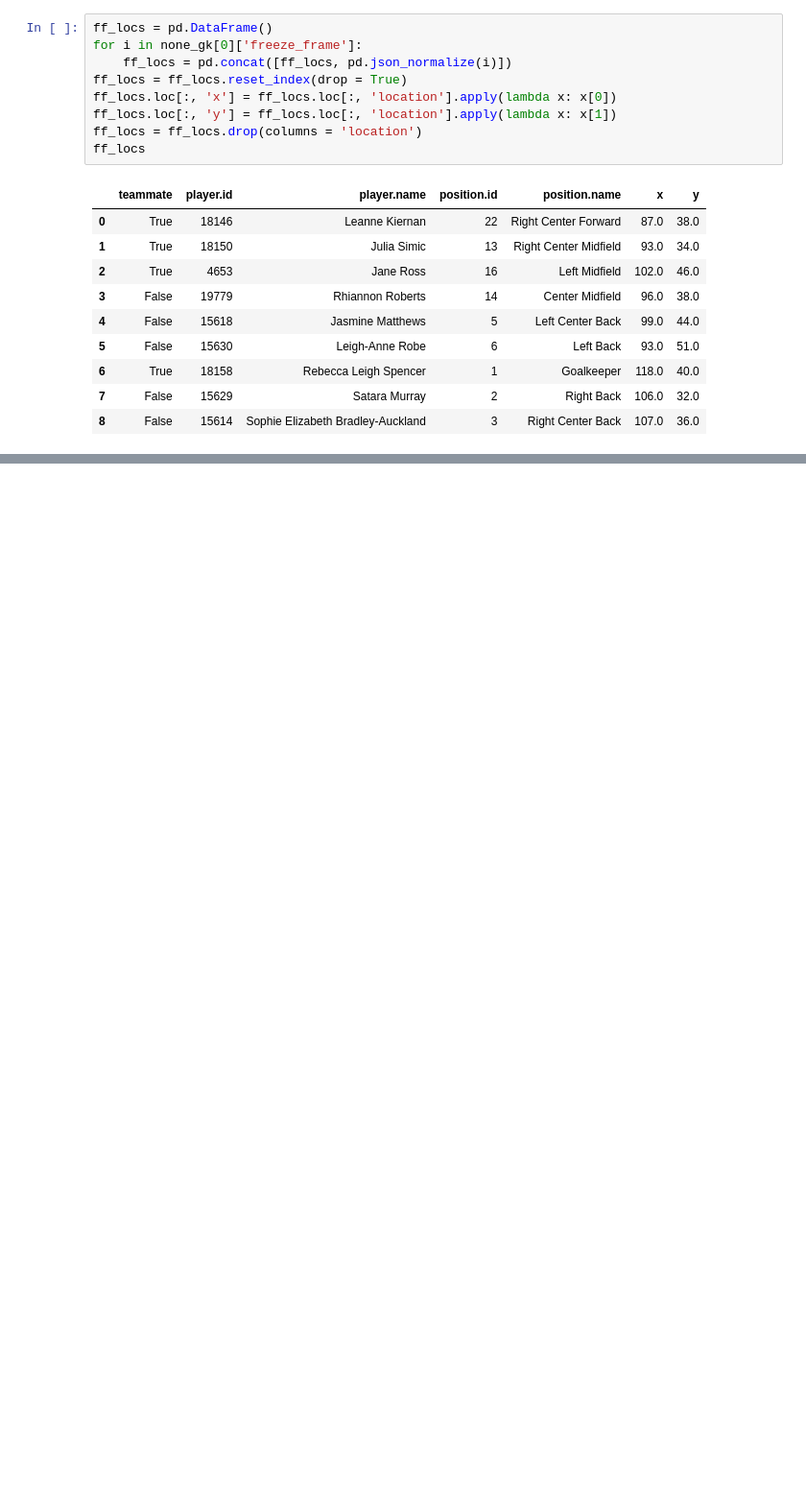
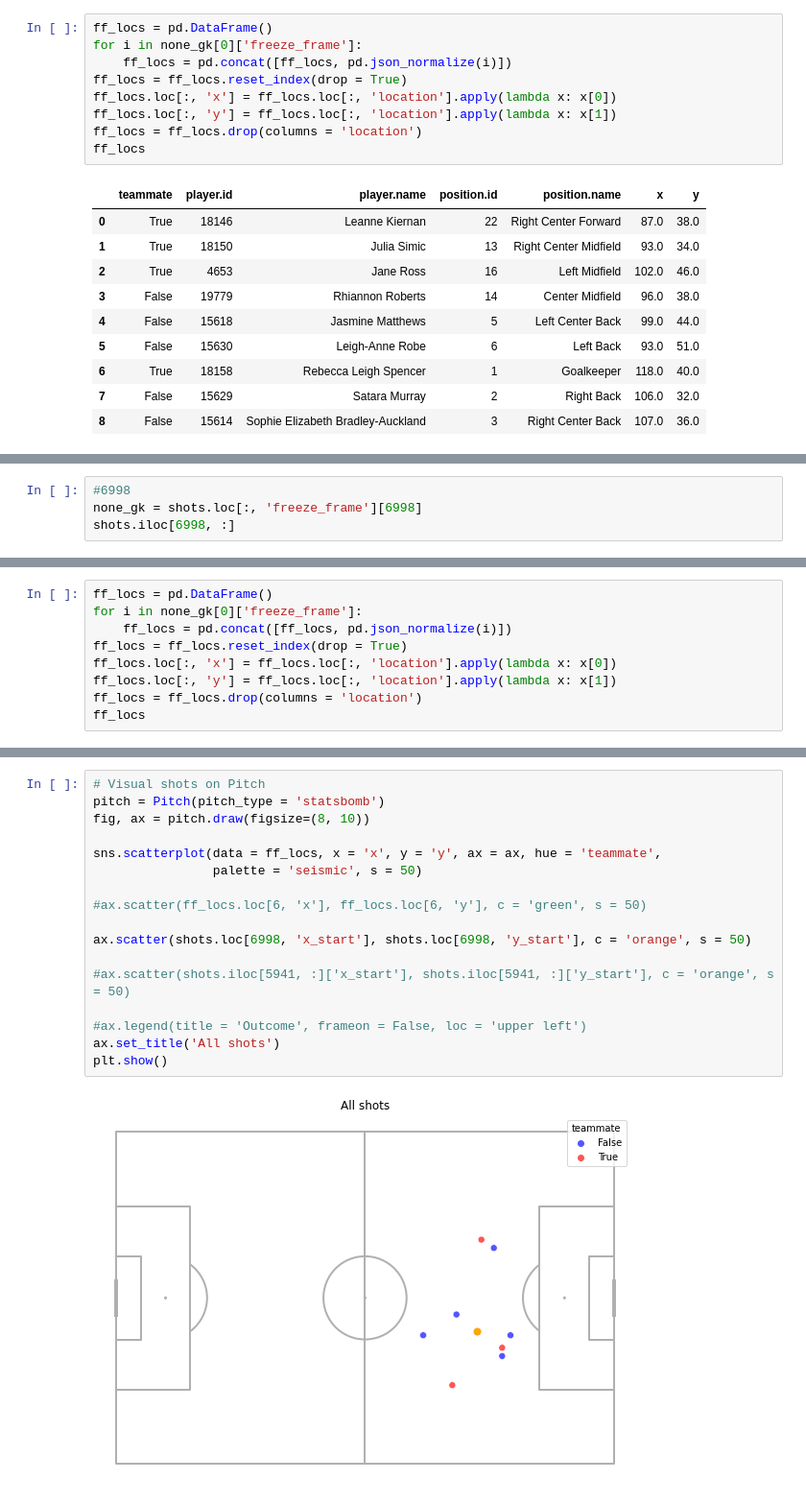
Before and after one commit to faridmusayev/Expected_Goals_Model, a Jupyter notebook: statsbomb/freeze_frame_preprocessing.ipynb, the cells around one changed output, grey strips where cells are left out. Shown at 96% size. Cells and saved outputs as stored; diff of their text form; blank space fills up the shorter version.

```diff
--- a/statsbomb/freeze_frame_preprocessing.ipynb
+++ b/statsbomb/freeze_frame_preprocessing.ipynb
@@ -108,0 +201,4 @@ plt.show()
+# %%
+#6998
+none_gk = shots.loc[:, 'freeze_frame'][6998]
+shots.iloc[6998, :]
@@ -108,0 +226,9 @@ plt.show()
+# %%
+ff_locs = pd.DataFrame()
+for i in none_gk[0]['freeze_frame']:
+    ff_locs = pd.concat([ff_locs, pd.json_normalize(i)])
+ff_locs = ff_locs.reset_index(drop = True)
+ff_locs.loc[:, 'x'] = ff_locs.loc[:, 'location'].apply(lambda x: x[0])
+ff_locs.loc[:, 'y'] = ff_locs.loc[:, 'location'].apply(lambda x: x[1])
+ff_locs = ff_locs.drop(columns = 'location')
+ff_locs
@@ -108,0 +245,19 @@ plt.show()
+# %%
+# Visual shots on Pitch
+pitch = Pitch(pitch_type = 'statsbomb')
+fig, ax = pitch.draw(figsize=(8, 10))
+
+sns.scatterplot(data = ff_locs, x = 'x', y = 'y', ax = ax, hue = 'teammate',
+                palette = 'seismic', s = 50)
+
+#ax.scatter(ff_locs.loc[6, 'x'], ff_locs.loc[6, 'y'], c = 'green', s = 50)
+
+ax.scatter(shots.loc[6998, 'x_start'], shots.loc[6998, 'y_start'], c = 'orange', s = 50)
+
+#ax.scatter(shots.iloc[5941, :]['x_start'], shots.iloc[5941, :]['y_start'], c = 'orange', s = 50)
+
+#ax.legend(title = 'Outcome', frameon = False, loc = 'upper left')
+ax.set_title('All shots')
+plt.show()
+# %% [output]
+[figure, added]
```
Also changed, not shown: parts of 26 cells of this notebook, 2 other files.
